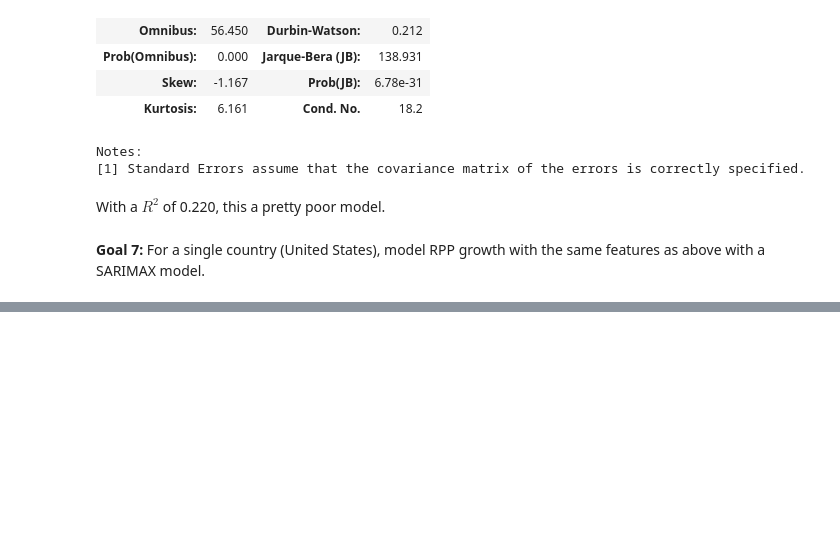
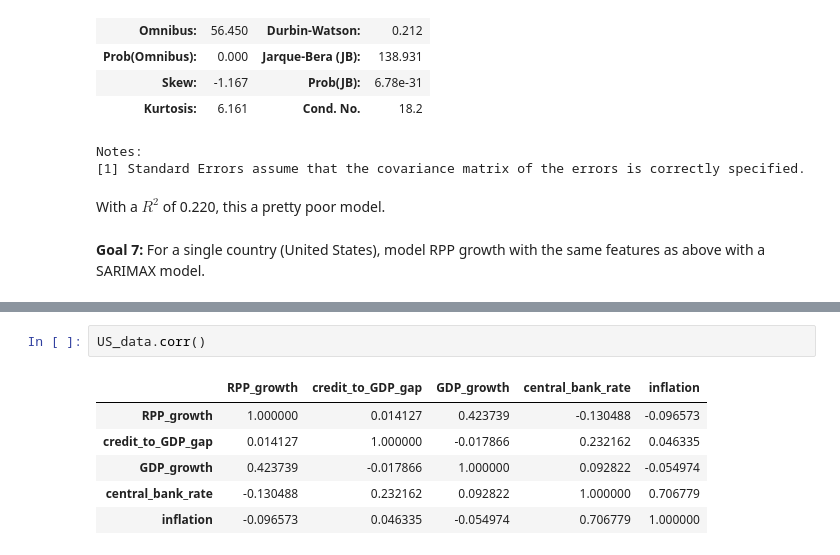
Before and after one commit to ericleonen/housing-bubble-index, a Jupyter notebook: scratch.ipynb, the cells around one changed output, grey strips where cells are left out. Cells and saved outputs as stored; diff of their text form; blank space fills up the shorter version.

```diff
--- a/scratch.ipynb
+++ b/scratch.ipynb
@@ -284,0 +373,9 @@ fitted_counterfactual = results.get_prediction(exog=X_counterfactual).predicted_
+# %%
+US_data.corr()
+# %% [output]
+|  | RPP_growth | credit_to_GDP_gap | GDP_growth | central_bank_rate | inflation |
+| RPP_growth | 1.000000 | 0.014127 | 0.423739 | -0.130488 | -0.096573 |
+| credit_to_GDP_gap | 0.014127 | 1.000000 | -0.017866 | 0.232162 | 0.046335 |
+| GDP_growth | 0.423739 | -0.017866 | 1.000000 | 0.092822 | -0.054974 |
+| central_bank_rate | -0.130488 | 0.232162 | 0.092822 | 1.000000 | 0.706779 |
+| inflation | -0.096573 | 0.046335 | -0.054974 | 0.706779 | 1.000000 |
```
Also changed, not shown: parts of 9 cells of this notebook.
